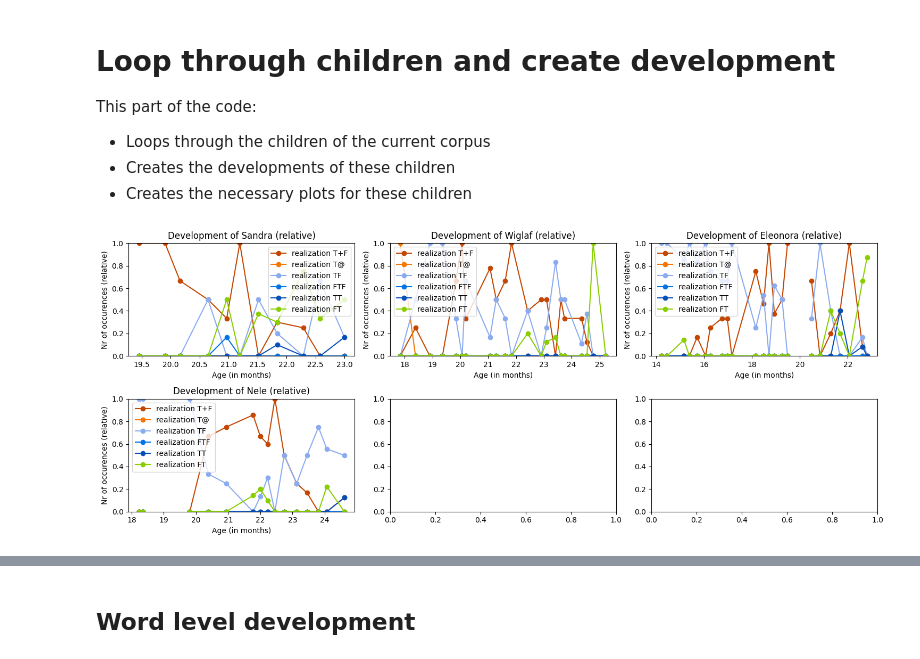
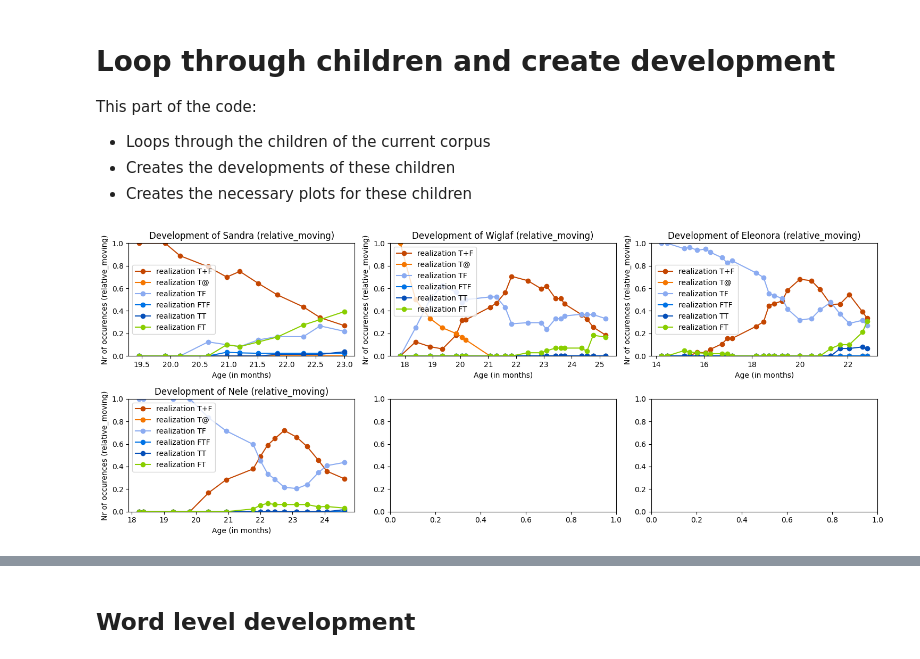
Before and after one commit to NienkeWessel/ThesisLinguistics, a Jupyter notebook: ProcessData.ipynb, the cells around one changed output, grey strips where cells are left out. Saved outputs shown, nothing was run; the diff lists cells and outputs as text; code cells hidden in the pictures.

```diff
--- a/ProcessData.ipynb
+++ b/ProcessData.ipynb
@@ -581,7 +581,7 @@ class ChildDevelopment:
         plt.legend()
         plt.show()
 
-    def plot_vocab_dev_tolerance(self, patterns, ax=None):
+    def plot_vocab_dev_tolerance(self, patterns, ax=None, xlim=None):
         '''
         Expected patterns structure:
                 dictionary:
@@ -604,6 +604,8 @@ class ChildDevelopment:
 
         ax.title.set_text('Development of ' + str(self.name))
         ax.set(xlabel="Age (in months)", ylabel="Vocabulary size")
+        if xlim is not None:
+            ax.set_xlim(xlim)
         ax.legend()
         return
 
@@ -640,7 +642,7 @@ class ChildDevelopment:
         self.collect_ages()
 
 
-    def plot_count_patterns(self, counts, mode='moving_average', ax=None, word=None, xlim=None, colors = None):
+    def plot_count_patterns(self, counts, mode='moving_average', ax=None, word=None, xlim=None, colors = None, window_size=None):
         '''
         Plots the counts over time.
 
@@ -664,6 +666,8 @@ class ChildDevelopment:
             window = 25
         else:
             window = 4
+        if window_size is not None:
+            window = window_size
 
         if mode == 'relative' or mode == 'relative_moving':
             ax.set_ylim([0.0, 1.0])
@@ -681,6 +685,8 @@ class ChildDevelopment:
                 lengths = list(map(leng, self.complete_wordlists))
                 df_count_p = (pd.DataFrame(counts[p][0])[0]/lengths)*100
                 p_plot = df_count_p.rolling(window, min_periods=1).mean()
+            elif mode != 'relative' and mode != 'relative_moving':
+                raise ValueError("Mode '{}' is an unknown graphing type".format(mode))
 
             if mode != 'relative' and mode != 'relative_moving':
                 if colors is None:
@@ -712,7 +718,11 @@ class ChildDevelopment:
         if word is not None:
             ax.title.set_text('Dev. of {} for word "{}" ({})'.format(self.name, word, mode))
         else:
-            ax.title.set_text('Development of {} ({})'.format(self.name, mode))
+            if self.name is None:
+                name = "all children"
+            else:
+                name = self.name
+            ax.title.set_text('Development of {} ({})'.format(name, mode))
         ax.set(xlabel="Age (in months)", ylabel="Nr of occurences ({})".format(mode))
         if xlim is not None:
             ax.set_xlim(xlim)
@@ -1330,7 +1381,10 @@ file_names_read = {
     'ComptonPater' : 'ComptonPater.pkl',
     'Goad' : 'Goad.pkl',
     'Inkelas' : 'Inkelas.pkl',
-    'Providence' : 'Providence.pkl'
+    'Providence' : 'Providence.pkl',
+    'Smith' : 'Smith.pkl',
+    'Penney' : 'Penney.pkl',
+    'Kuwaiti' : 'Kuwaiti.pkl'
 }
 file_names_write = {
     'Grimm': "Grimm.csv",
@@ -1340,7 +1394,10 @@ file_names_write = {
     'ComptonPater' : 'ComptonPater.csv',
     'Goad' : 'Goad.csv',
     'Inkelas' : 'Inkelas.csv',
-    'Providence' : 'Providence.csv'
+    'Providence' : 'Providence.csv',
+    'Smith' : 'Smith.csv',
+    'Penney' : 'Penney.csv',
+    'Kuwaiti' : 'Kuwaiti.csv'
 }
 
 FoxBoyer_names = []
@@ -1361,7 +1418,18 @@ children_names_file = {
     'ComptonPater': ['Julia', 'Sean', 'Trevor'],
     'Goad' : ['Julia', 'Sonya'],
     'Inkelas' : ['E'],
-    'Providence' : ['Alex', 'Ethan', 'Lily', 'Naima', 'Violet', 'William']
+    'Providence' : ['Alex', 'Ethan', 'Lily', 'Naima', 'Violet', 'William'],
+    'Smith' : 'Amahl',
+    'Penney' : ['T42', 'D10', 'D05', 'T19', 'T49', 'T44', 'D38', 'T67', 'D23', 'D37', 'T34', 'T12', 'T68', 'D52', 'T17', 'T21', 'T22', 'T02', 'T58', 'T65', 'D09', 'D43', 'D11', 'T18', 'D08', 'T55'],
+    'Kuwaiti' : ['Jamal', 'Jawad', 'Fatma', 'Mask', 'Khaled', 'Khald', 'Dana',
+       'Fatema', 'Areej', 'Kawthar', 'Mohammad', 'Najat', 'Zayed',
+       'Yousef', 'Mohamed', 'Ameena', 'Abdulaziz', 'Hanayen Almatouq',
+       'Muneera ', 'Khalifa', 'Reem Alganem', 'Fares ', 'Sabah ',
+       'Bader ', 'Gader', 'Ahmad', 'Alia', 'Ratage ', 'Sara', 'Zainab',
+       'Mariam', 'Malak', 'Aysha', 'Abdulrahman', 'Alkady', 'Fajar',
+       'Fahad Jammal', 'Omar', 'Hessa', 'Mousa', 'Abdullah', 'Jood',
+       'Fahad', 'Sood', 'Fanar', 'Hadeel', 'Ahmed', 'lulwa', 'Zayan',
+       'Dorar', 'Traky', 'Sulaiman', 'Haya', 'Falah', 'Farah', 'Aseel']
 }
 # %%
 analysis_dictionary = {
@@ -1369,7 +1437,8 @@ analysis_dictionary = {
         'patterns' : {'FT': ['T+F', 'T@', 'TF', 'FTF', 'TT',  'FT']},
         'patterns_heavy' : {'TF': ['FT']},
         'tolerance' : {'AA': ['TF', 'FT']},
-        'elab_tol' : {'AA+AAA': ['FT+FFT']},
+        #'elab_tol' : {'AA+AAA': ['FT+FFT']},
+        'elab_tol' : {'FT+TF' : ['FT']},
         'overgen_iamb' : {'Th' : ['Th', 'FH']},
         'color_dict_patterns' : {
             'mFT' : '#b51963',
@@ -1605,6 +1754,6 @@ This part of the code:
 - Creates the developments of these children
 - Creates the necessary plots for these children
 # %%
-loop_through_children(df, children_names_file[corpus_name], analysis_dictionary['Fikkert']['patterns'], colors=analysis_dictionary['Fikkert']['color_dict_patterns'], mode='relative')
+loop_through_children(df, children_names_file[corpus_name], analysis_dictionary['Fikkert'], colors=analysis_dictionary['Fikkert']['color_dict_patterns'], mode='relative_moving', window_size = 7)
 # %% [output]
-[figure, old version]
+[figure, new version]
```
Also changed, not shown: parts of 17 cells of this notebook.
